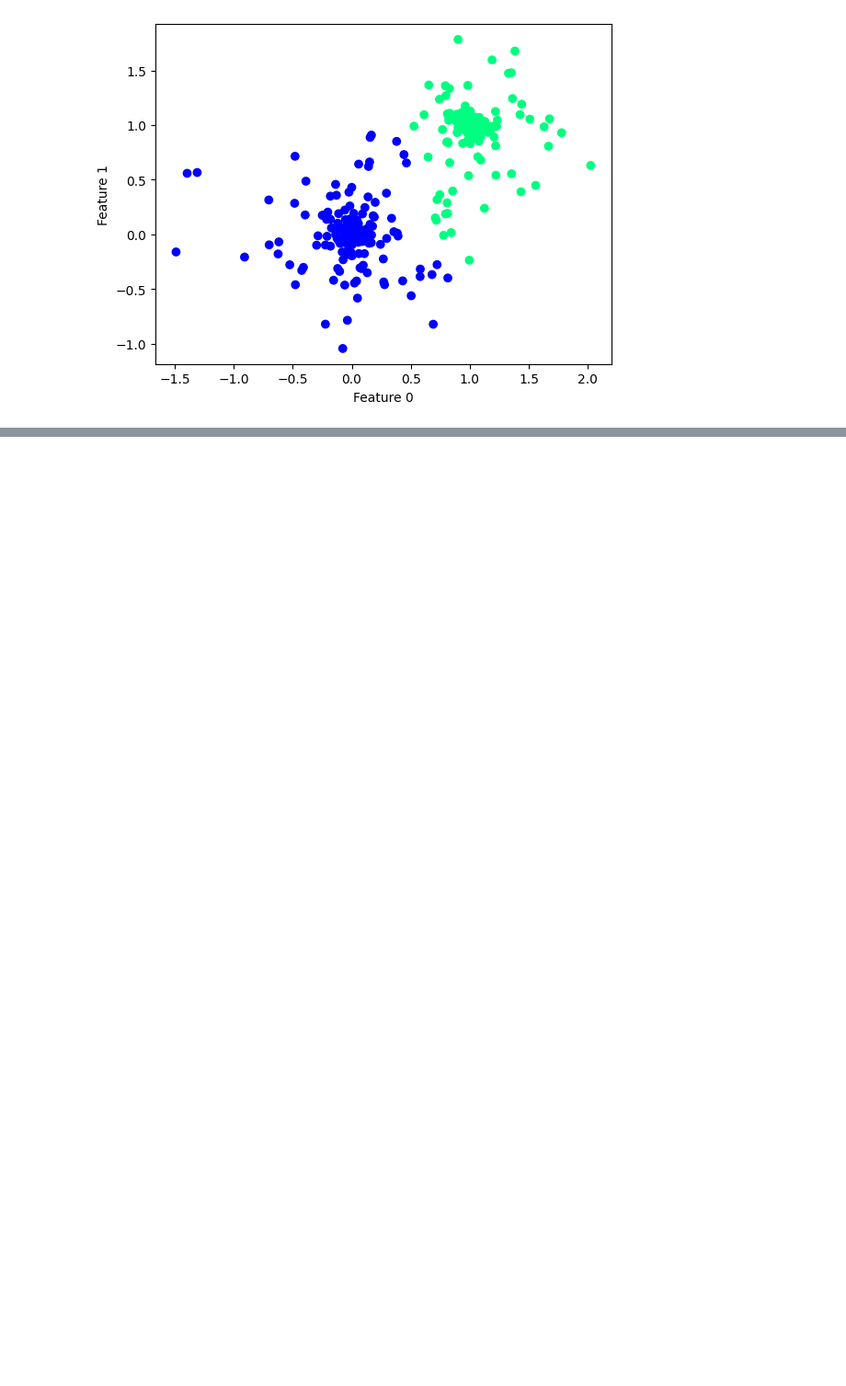
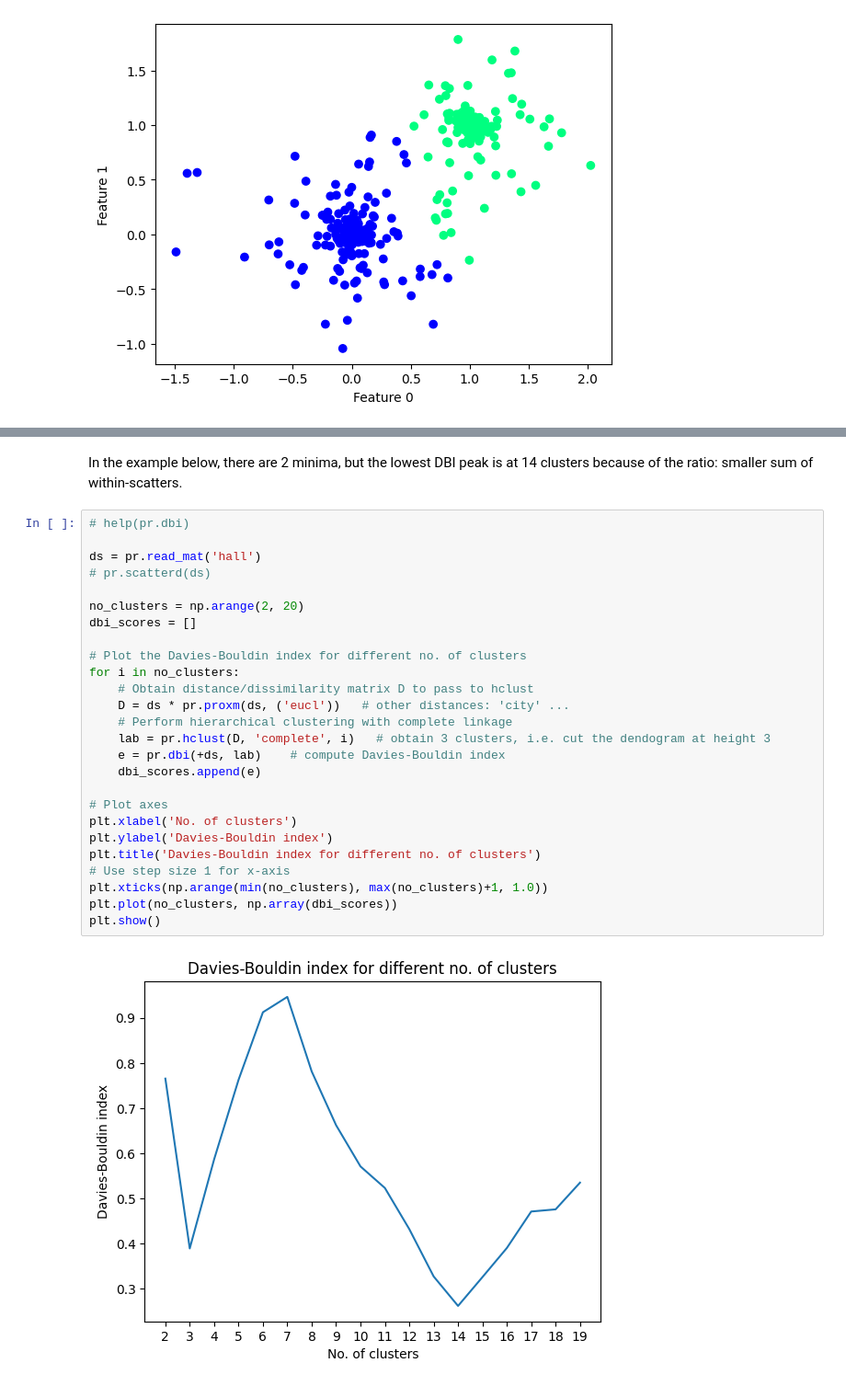
Before and after one commit to nadinekuo/MachineLearning1-Labs, a Jupyter notebook: 4-Clustering/clustering.ipynb, the cells around one changed output, grey strips where cells are left out. Shown at 92% size. Cells and saved outputs as stored; diff of their text form; blank space fills up the shorter version.

```diff
--- a/4-Clustering/clustering.ipynb
+++ b/4-Clustering/clustering.ipynb
@@ -212,0 +244,30 @@ pr.scatterd(ds_new)
+# %% [markdown]
+In the example below, there are 2 minima, but the lowest DBI peak is at 14 clusters because of the ratio: smaller sum of within-scatters.
+# %%
+# help(pr.dbi)
+
+ds = pr.read_mat('hall')
+# pr.scatterd(ds)
+
+no_clusters = np.arange(2, 20)
+dbi_scores = []
+
+# Plot the Davies-Bouldin index for different no. of clusters
+for i in no_clusters:
+    # Obtain distance/dissimilarity matrix D to pass to hclust
+    D = ds * pr.proxm(ds, ('eucl'))   # other distances: 'city' ...
+    # Perform hierarchical clustering with complete linkage
+    lab = pr.hclust(D, 'complete', i)   # obtain 3 clusters, i.e. cut the dendogram at height 3
+    e = pr.dbi(+ds, lab)    # compute Davies-Bouldin index
+    dbi_scores.append(e)
+
+# Plot axes
+plt.xlabel('No. of clusters')
+plt.ylabel('Davies-Bouldin index')
+plt.title('Davies-Bouldin index for different no. of clusters')
+# Use step size 1 for x-axis
+plt.xticks(np.arange(min(no_clusters), max(no_clusters)+1, 1.0))
+plt.plot(no_clusters, np.array(dbi_scores))
+plt.show()
+# %% [output]
+[figure, added]
```
Also changed, not shown: parts of 3 cells of this notebook, 1 other file.
